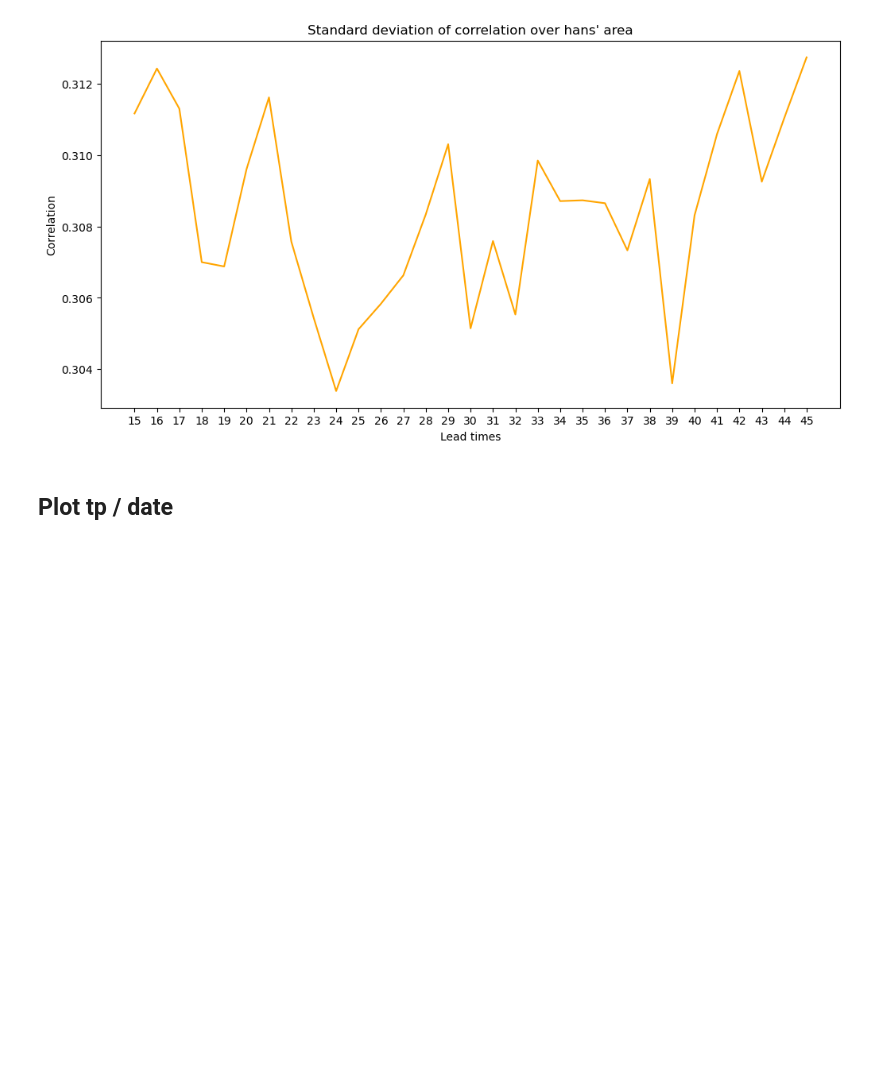
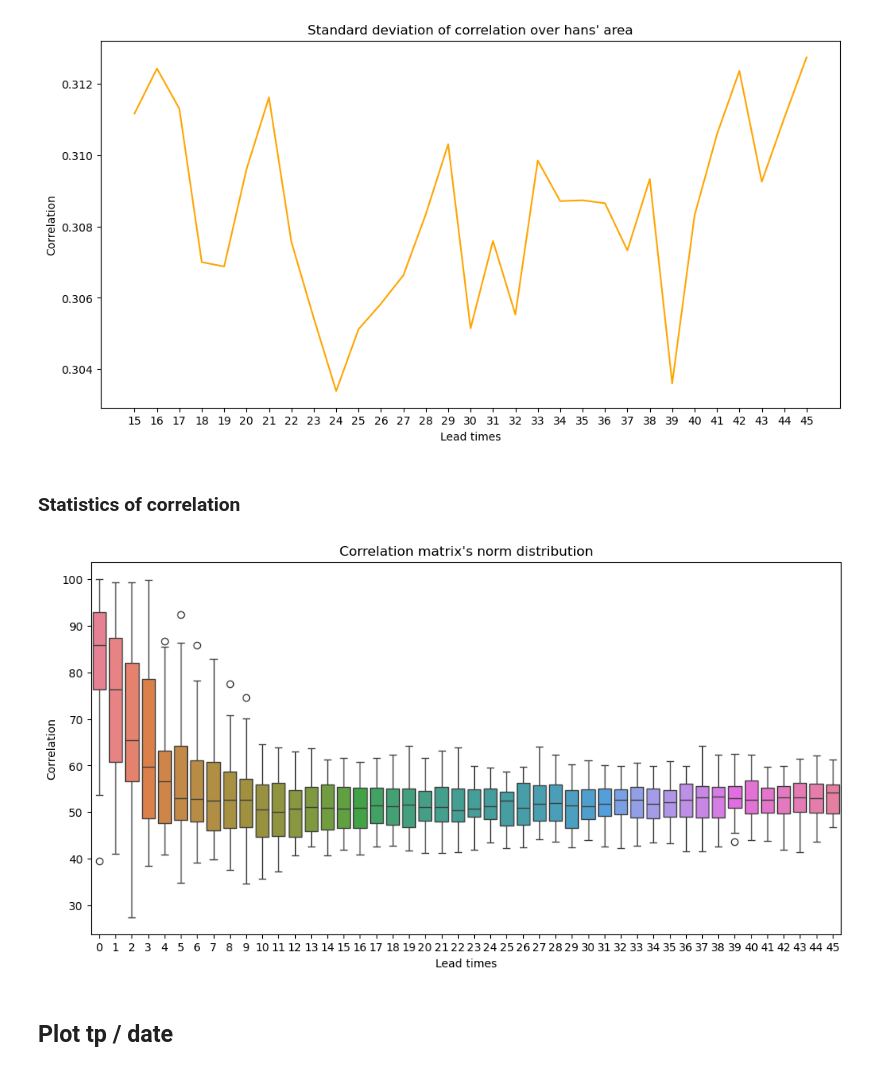
Before and after one commit to esauvat/unseen-storm-forecasts, a Jupyter notebook: script/plotter.ipynb, the cells around one changed output. Cells and saved outputs as stored; diff of their text form; code cells hidden in the pictures; blank space fills up the shorter version.

```diff
--- a/script/plotter.ipynb
+++ b/script/plotter.ipynb
@@ -210,6 +196,14 @@ plt.show()
 plot_correlation(mean2Corr, "Correlation between ensemble members on Hans' area, averaged on 2 days", '/home/esauvat/Documents/NORCE/unseen-storm-forecasts/plots/s2s-distrib-mean2_correlation-hans_area.png')
 # %%
 plot_correlation(mean3Corr, "Correlation between ensemble members on Hans' area, averaged on 3 days", '/home/esauvat/Documents/NORCE/unseen-storm-forecasts/plots/s2s-distrib-mean3_correlation-hans_area.png')
+# %% [markdown]
+### Statistics of correlation
+# %%
+data = xr.open_dataarray('/home/esauvat/Documents/NORCE/heavy_files/s2s-hans_area-0.5-correlation_statistics-45_times.nc')
+# %%
+plot_correlation(data.sel(statistics='norm'), "Correlation matrix's norm distribution", '/home/esauvat/Documents/NORCE/unseen-storm-forecasts/plots/s2s-distrib-correlation_norm-hans_area.png')
+# %% [output]
+[figure, added]
 # %% [markdown]
 ## Plot tp / date
 # %%
```
Also changed, not shown: parts of 4 cells of this notebook, 14 other files.
